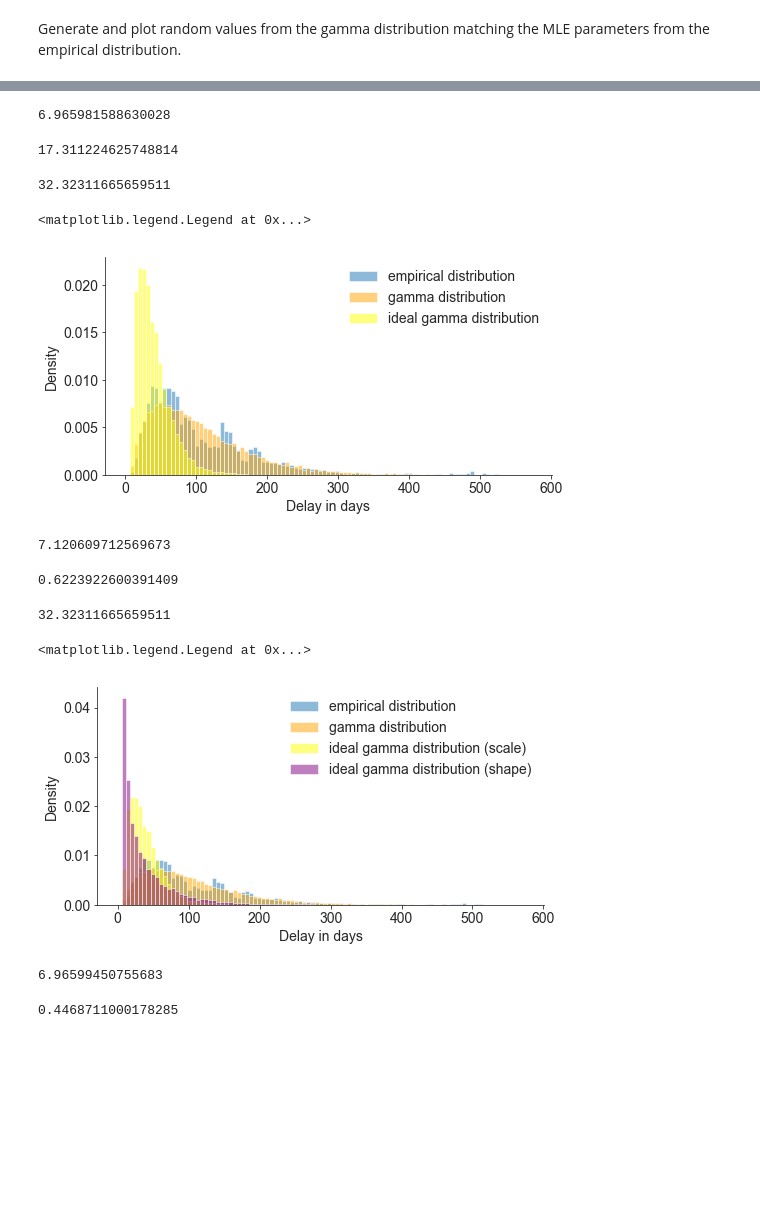
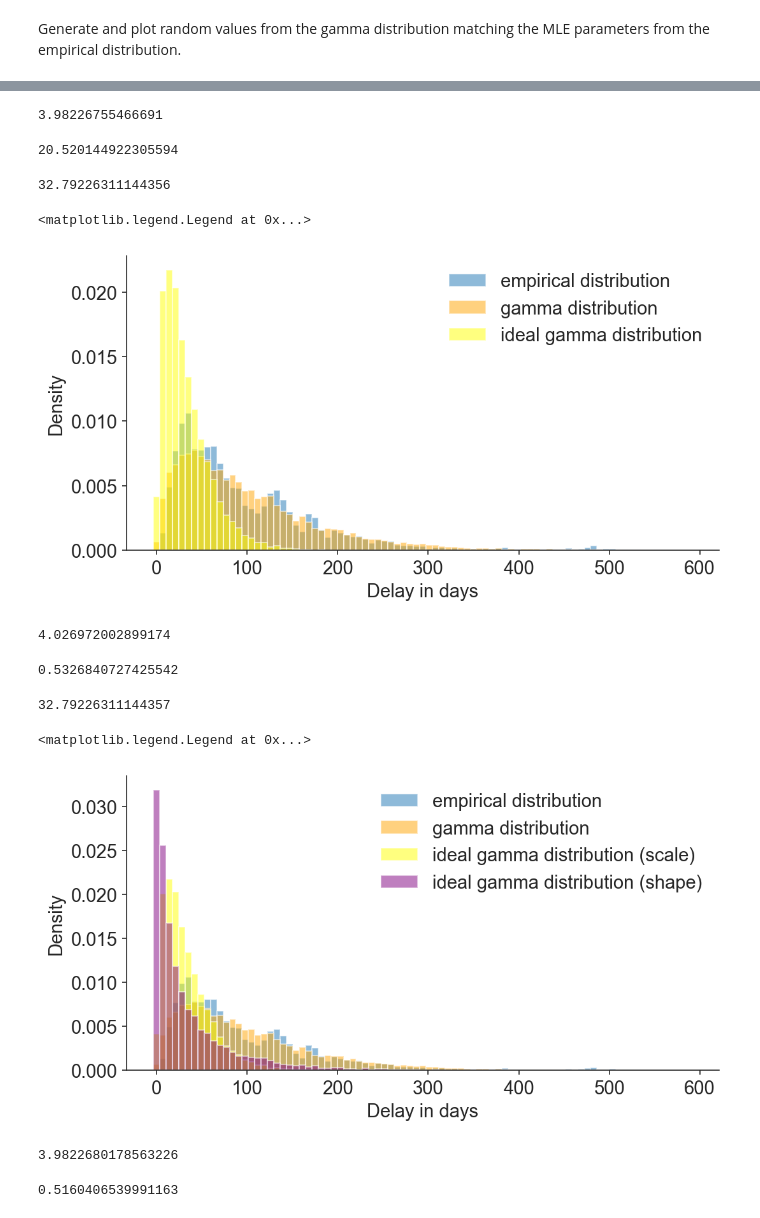
Before and after one commit to blab/flu-forecasting-delays, a Jupyter notebook: analysis/2020-10-11-plot-distribution-of-submission-delays.ipynb, the cells around one changed output, grey strips where cells are left out. Cells and saved outputs as stored; diff of their text form; code cells hidden in the pictures; blank space fills up the shorter version.

```diff
--- a/analysis/2020-10-11-plot-distribution-of-submission-delays.ipynb
+++ b/analysis/2020-10-11-plot-distribution-of-submission-delays.ipynb
@@ -49,7 +57,9 @@ Drop records with ambiguous collection or submission dates. We need complete dat
 # %%
 filtered_metadata = metadata[
     (~metadata["date"].str.contains("X")) &
-    (~metadata["submission_date"].str.contains("X"))
+    (metadata["date"] != "?") &
+    (~metadata["date_submitted"].str.contains("X")) &
+    (metadata["date_submitted"] != "?")
 ].copy()
 # %%
 metadata.shape
@@ -63,7 +73,7 @@ filtered_metadata.shape
 Convert date fields into timestamps.
 # %%
 filtered_metadata["date"] = pd.to_datetime(filtered_metadata["date"])
-filtered_metadata["submission_date"] = pd.to_datetime(filtered_metadata["submission_date"])
+filtered_metadata["date_submitted"] = pd.to_datetime(filtered_metadata["date_submitted"])
 # %%
 filtered_metadata.head()
 # %% [output]
@@ -76,7 +86,7 @@ filtered_metadata.head()
 # %% [markdown]
 ## Calculate and plot delay between collection and submission
 # %%
-filtered_metadata["submission_delay"] = filtered_metadata["submission_date"] - filtered_metadata["date"]
+filtered_metadata["submission_delay"] = filtered_metadata["date_submitted"] - filtered_metadata["date"]
 # %%
 filtered_metadata.head()
 # %% [output]
@@ -299,10 +344,19 @@ gamma_data = gamma.rvs(
 )
 # %%
 fig, ax = plt.subplots(1, 1, figsize=(8, 4))
+
+# Focus bins where the majority of samples occur (<600 days of delay).
+bins = np.arange(
+    0,
+    600,
+    7
+)
+
 values, hist_bins, patches = ax.hist(
     delay_in_days,
     bins=bins,
     density=True,
+    align="left",
     alpha=0.5,
     label="empirical distribution"
 )
@@ -310,6 +364,7 @@ values, hist_bins, patches = ax.hist(
     gamma_data,
     bins=bins,
     density=True,
+    align="left",
     color="orange",
     alpha=0.5,
     label="gamma distribution"
@@ -350,17 +467,17 @@ shape * scale
 # %%
 loc
 # %% [output]
-6.965981588630028
+3.98226755466691
 # %%
 ideal_scale = scale / 3.0
 # %%
 ideal_scale
 # %% [output]
-17.311224625748814
+20.520144922305594
 # %%
 shape * ideal_scale
 # %% [output]
-32.32311665659511
+32.79226311144356
 # %%
 ideal_gamma_data = gamma.rvs(
     a=shape,
@@ -374,6 +491,7 @@ values, hist_bins, patches = ax.hist(
     delay_in_days,
     bins=bins,
     density=True,
+    align="left",
     alpha=0.5,
     label="empirical distribution"
 )
@@ -382,6 +500,7 @@ values, hist_bins, patches = ax.hist(
     gamma_data,
     bins=bins,
     density=True,
+    align="left",
     color="orange",
     alpha=0.5,
     label="gamma distribution"
@@ -391,6 +510,7 @@ values, hist_bins, patches = ax.hist(
     ideal_gamma_data,
     bins=bins,
     density=True,
+    align="left",
     color="yellow",
     alpha=0.5,
     label="ideal gamma distribution"
@@ -403,21 +523,21 @@ ax.legend(
 )
 # %% [output]
 <matplotlib.legend.Legend at 0x...>
-[figure, old version]
+[figure, new version]
 # %%
 ideal_gamma_data.min()
 # %% [output]
-7.120609712569673
+4.026972002899174
 # %%
 ideal_shape = shape / 3.0
 # %%
 ideal_shape
 # %% [output]
-0.6223922600391409
+0.5326840727425542
 # %%
 ideal_shape * scale
 # %% [output]
-32.32311665659511
+32.79226311144357
 # %%
 ideal_gamma_data_by_shape = gamma.rvs(
     a=ideal_shape,
@@ -431,6 +551,7 @@ values, hist_bins, patches = ax.hist(
     delay_in_days,
     bins=bins,
     density=True,
+    align="left",
     alpha=0.5,
     label="empirical distribution"
 )
@@ -439,46 +560,49 @@ values, hist_bins, patches = ax.hist(
     gamma_data,
     bins=bins,
     density=True,
+    align="left",
     color="orange",
     alpha=0.5,
     label="gamma distribution"
 )
 
 values, hist_bins, patches = ax.hist(
     ideal_gamma_data,
     bins=bins,
     density=True,
+    align="left",
     color="yellow",
     alpha=0.5,
     label="ideal gamma distribution (scale)"
 )
 
 values, hist_bins, patches = ax.hist(
     ideal_gamma_data_by_shape,
     bins=bins,
     density=True,
+    align="left",
     color="purple",
     alpha=0.5,
     label="ideal gamma distribution (shape)"
 )
 
 
 ax.set_xlabel("Delay in days")
 ax.set_ylabel("Density")
 ax.legend(
     frameon=False
 )
 # %% [output]
 <matplotlib.legend.Legend at 0x...>
-[figure, old version]
+[figure, new version]
 # %%
 ideal_gamma_data_by_shape.min()
 # %% [output]
-6.96599450755683
+3.9822680178563226
 # %%
 (ideal_gamma_data < 31).sum() / ideal_gamma_data.shape[0]
 # %% [output]
-0.4468711000178285
+0.5160406539991163
 # %%
 (ideal_gamma_data < 62).sum() / ideal_gamma_data.shape[0]
 # %% [output]
```
Also changed, not shown: parts of 55 cells of this notebook, 10 other files.
